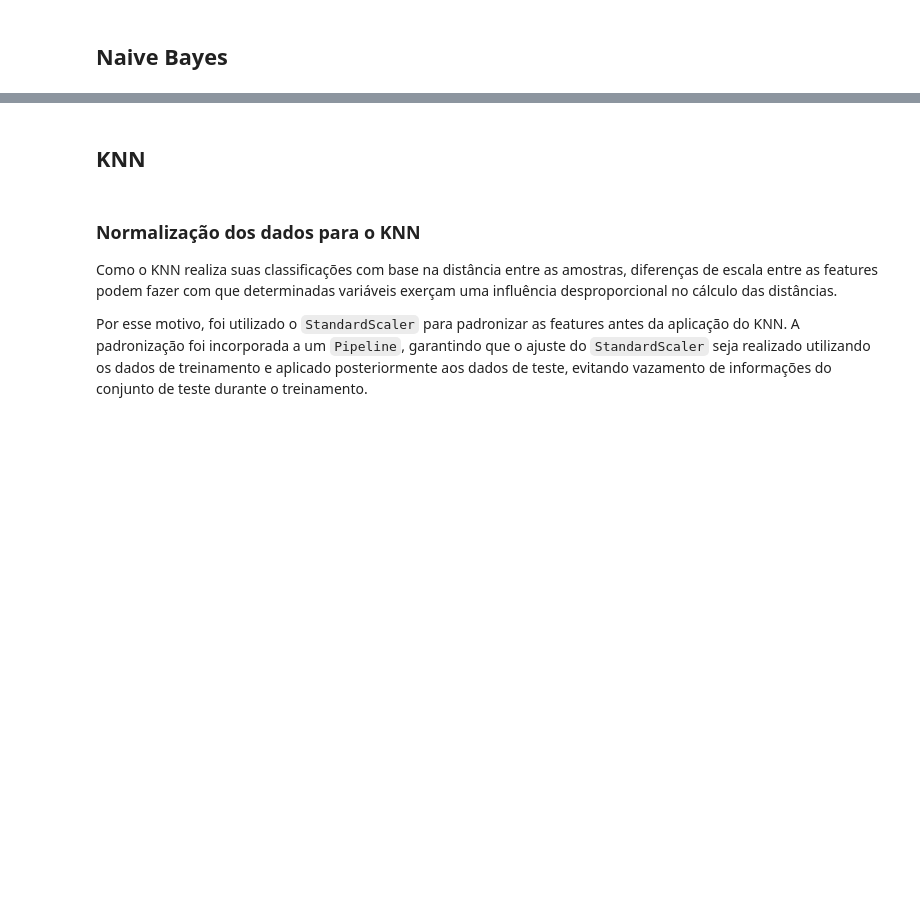
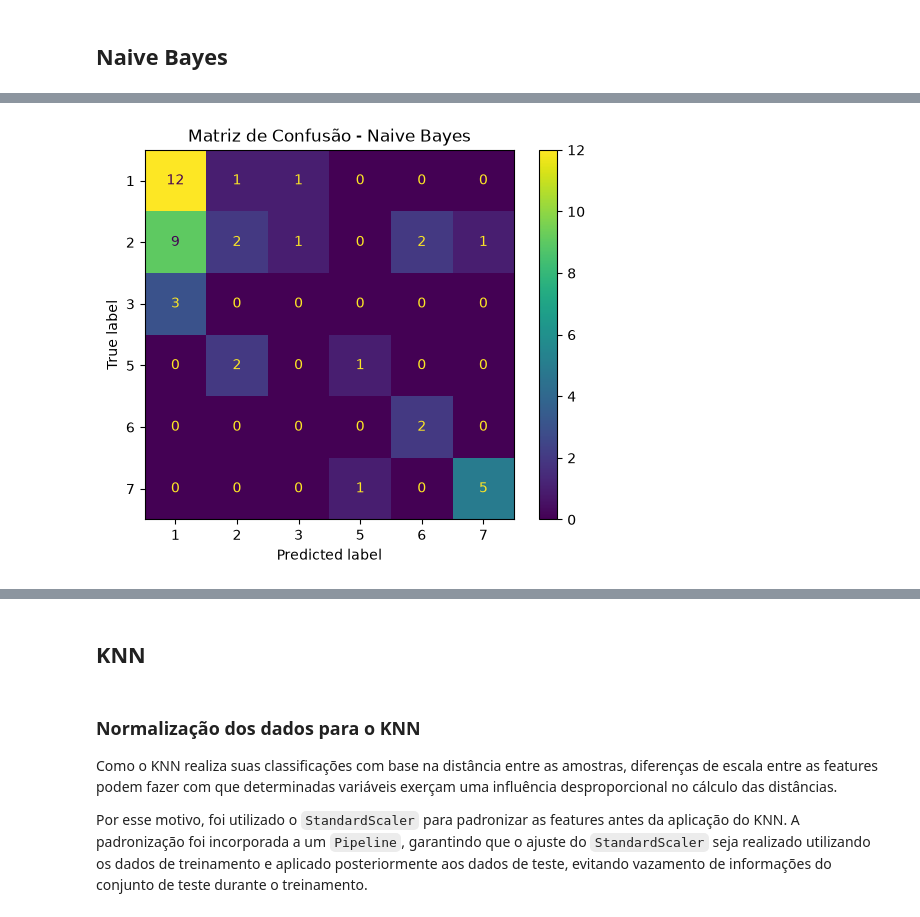
Before and after one commit to SerErichi/Trab1_Aprendizado_Maquina, a Jupyter notebook: trab1.ipynb, the cells around one changed output, grey strips where cells are left out. Saved outputs shown, nothing was run; the diff lists cells and outputs as text; code cells hidden in the pictures; blank space fills up the shorter version.

```diff
--- a/trab1.ipynb
+++ b/trab1.ipynb
@@ -210,29 +330,17 @@ ExecutableNotFound: failed to execute WindowsPath('dot'), make sure the Graphviz
 # %% [markdown]
 ## Naive Bayes
-# %%
-from ucimlrepo import fetch_ucirepo
-from sklearn.model_selection import train_test_split
-
-glass = fetch_ucirepo(id=42)
-
-X = glass.data.features
-y = glass.data.targets.squeeze()
-
-X_tr, X_te, y_tr, y_te = train_test_split(
-    X,
-    y,
-    test_size=0.2,
-    stratify=y,
-    random_state=42
-)
 # %%
 from sklearn.naive_bayes import GaussianNB
 from sklearn.metrics import classification_report
 
-modelo_nb = GaussianNB().fit(X_tr, y_tr)
+modelo_nb = GaussianNB()
+modelo_nb.fit(X_tr, y_tr)
 
+pred_nb = modelo_nb.predict(X_te)
+
+print("Relatório de classificação:")
 print(classification_report(
     y_te,
-    modelo_nb.predict(X_te),
+    pred_nb,
     zero_division=0
 ))
@@ -238,0 +361,13 @@ print(classification_report(
+# %%
+from sklearn.metrics import ConfusionMatrixDisplay
+import matplotlib.pyplot as plt
+
+ConfusionMatrixDisplay.from_predictions(
+    y_te,
+    pred_nb
+)
+
+plt.title("Matriz de Confusão - Naive Bayes")
+plt.show()
+# %% [output]
+[figure, added]
```
Also changed, not shown: parts of 27 cells of this notebook.
